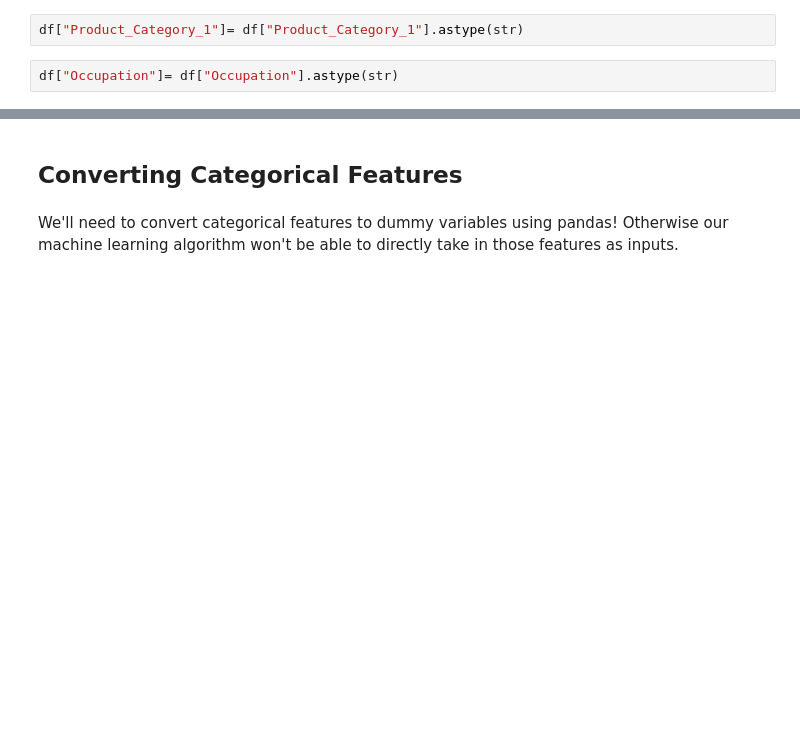
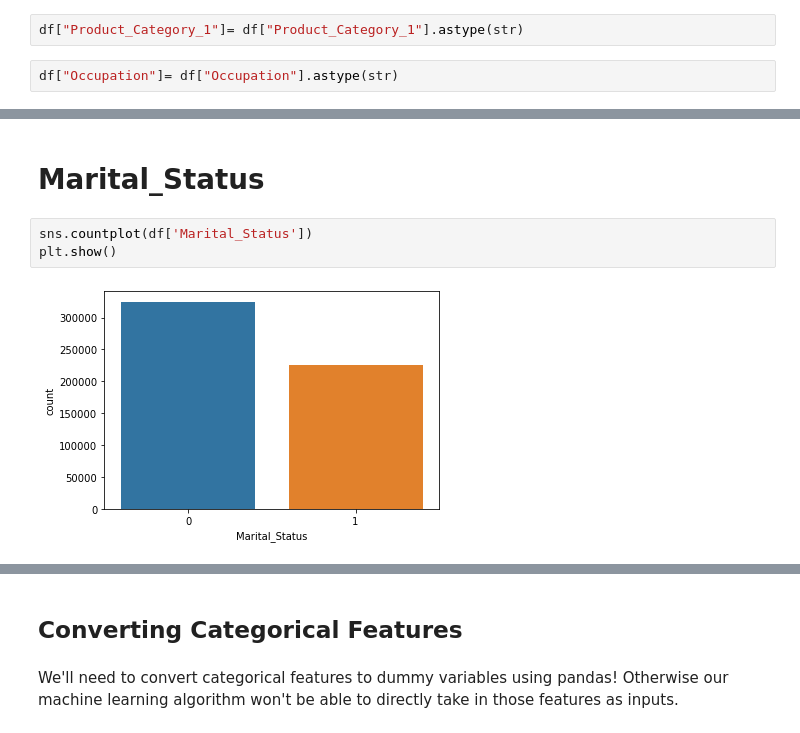
Before and after one commit to Aswin173/Power-BI, a Jupyter notebook: BlackFridayDataSet.ipynb, the cells around one changed output, grey strips where cells are left out. Drawn from its saved outputs; the diff is of its cells as text; blank space fills up the shorter version.

```diff
--- a/BlackFridayDataSet.ipynb
+++ b/BlackFridayDataSet.ipynb
@@ -108,0 +142,7 @@ df.head()
+# %% [markdown]
+# Marital_Status
+# %%
+sns.countplot(df['Marital_Status'])
+plt.show()
+# %% [output]
+[figure, added]
```
Also changed, not shown: parts of 24 cells of this notebook.
